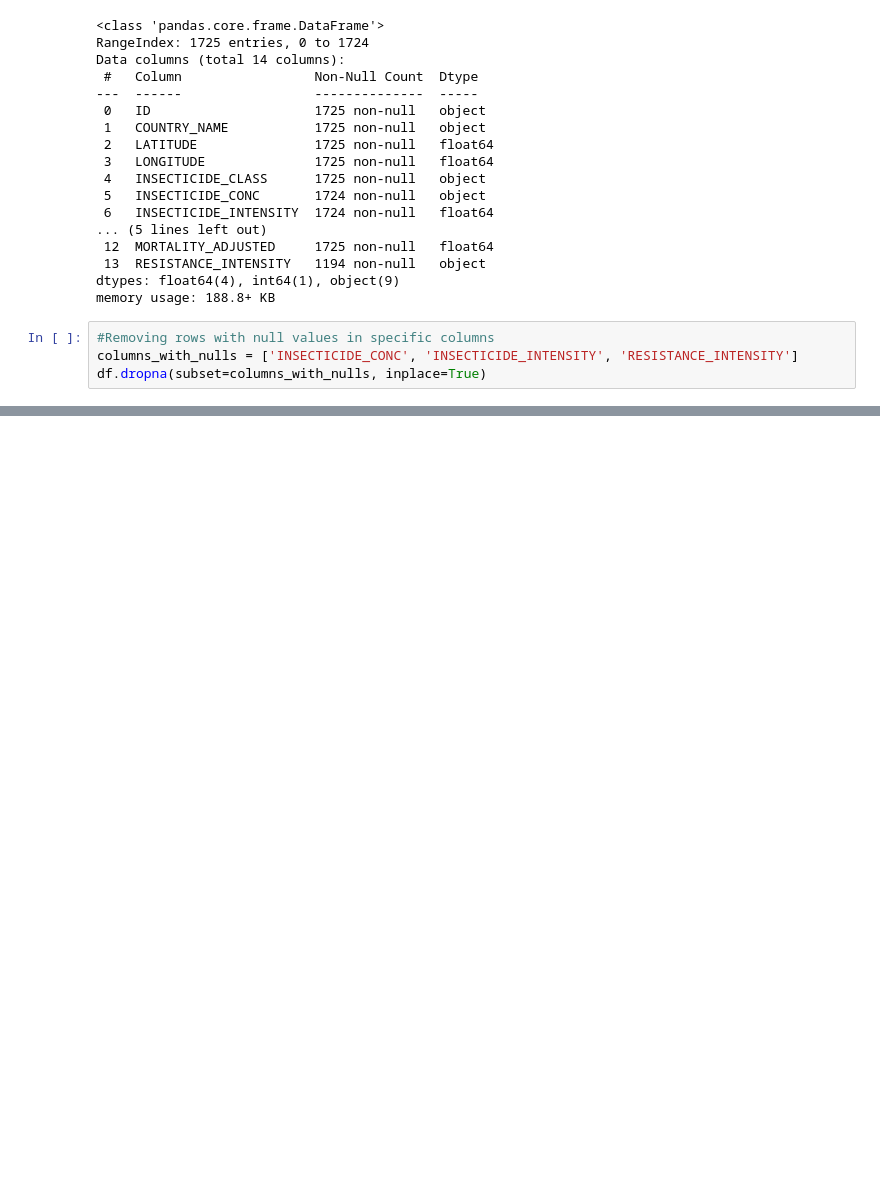
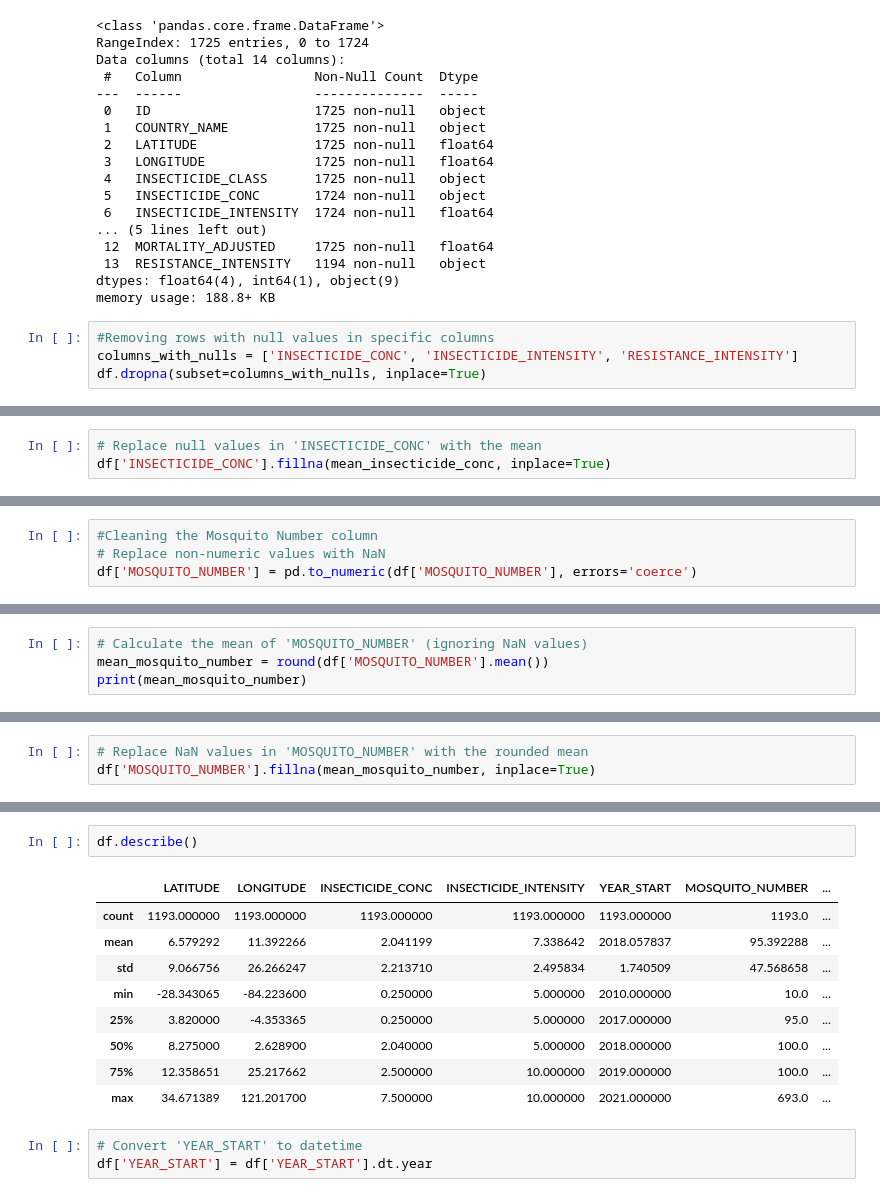
Before and after one commit to WesleyWanyama/136895, a Jupyter notebook: ETL/InsecticideResistanceDataTransformation.ipynb, the cells around one changed output, grey strips where cells are left out. Drawn from its saved outputs; the diff is of its cells as text; blank space fills up the shorter version.

Commit message:
clean

```diff
--- a/ETL/InsecticideResistanceDataTransformation.ipynb
+++ b/ETL/InsecticideResistanceDataTransformation.ipynb
@@ -137,0 +180,3 @@ memory usage: 139.8+ KB
+# %%
+# Replace null values in 'INSECTICIDE_CONC' with the mean
+df['INSECTICIDE_CONC'].fillna(mean_insecticide_conc, inplace=True)
@@ -137,0 +198,4 @@ memory usage: 139.8+ KB
+# %%
+#Cleaning the Mosquito Number column
+# Replace non-numeric values with NaN
+df['MOSQUITO_NUMBER'] = pd.to_numeric(df['MOSQUITO_NUMBER'], errors='coerce')
@@ -137,0 +222,4 @@ memory usage: 139.8+ KB
+# %%
+# Calculate the mean of 'MOSQUITO_NUMBER' (ignoring NaN values)
+mean_mosquito_number = round(df['MOSQUITO_NUMBER'].mean())
+print(mean_mosquito_number)
@@ -137,0 +228,3 @@ memory usage: 139.8+ KB
+# %%
+# Replace NaN values in 'MOSQUITO_NUMBER' with the rounded mean
+df['MOSQUITO_NUMBER'].fillna(mean_mosquito_number, inplace=True)
@@ -137,0 +246,15 @@ memory usage: 139.8+ KB
+# %%
+df.describe()
+# %% [output]
+|  | LATITUDE | LONGITUDE | INSECTICIDE_CONC | INSECTICIDE_INTENSITY | YEAR_START | MOSQUITO_NUMBER | ... |
+| count | 1193.000000 | 1193.000000 | 1193.000000 | 1193.000000 | 1193.000000 | 1193.0 | ... |
+| mean | 6.579292 | 11.392266 | 2.041199 | 7.338642 | 2018.057837 | 95.392288 | ... |
+| std | 9.066756 | 26.266247 | 2.213710 | 2.495834 | 1.740509 | 47.568658 | ... |
+| min | -28.343065 | -84.223600 | 0.250000 | 5.000000 | 2010.000000 | 10.0 | ... |
+| 25% | 3.820000 | -4.353365 | 0.250000 | 5.000000 | 2017.000000 | 95.0 | ... |
+| 50% | 8.275000 | 2.628900 | 2.040000 | 5.000000 | 2018.000000 | 100.0 | ... |
+| 75% | 12.358651 | 25.217662 | 2.500000 | 10.000000 | 2019.000000 | 100.0 | ... |
+| max | 34.671389 | 121.201700 | 7.500000 | 10.000000 | 2021.000000 | 693.0 | ... |
+# %%
+# Convert 'YEAR_START' to datetime
+df['YEAR_START'] = df['YEAR_START'].dt.year
```
Also changed, not shown: parts of 13 cells of this notebook.
